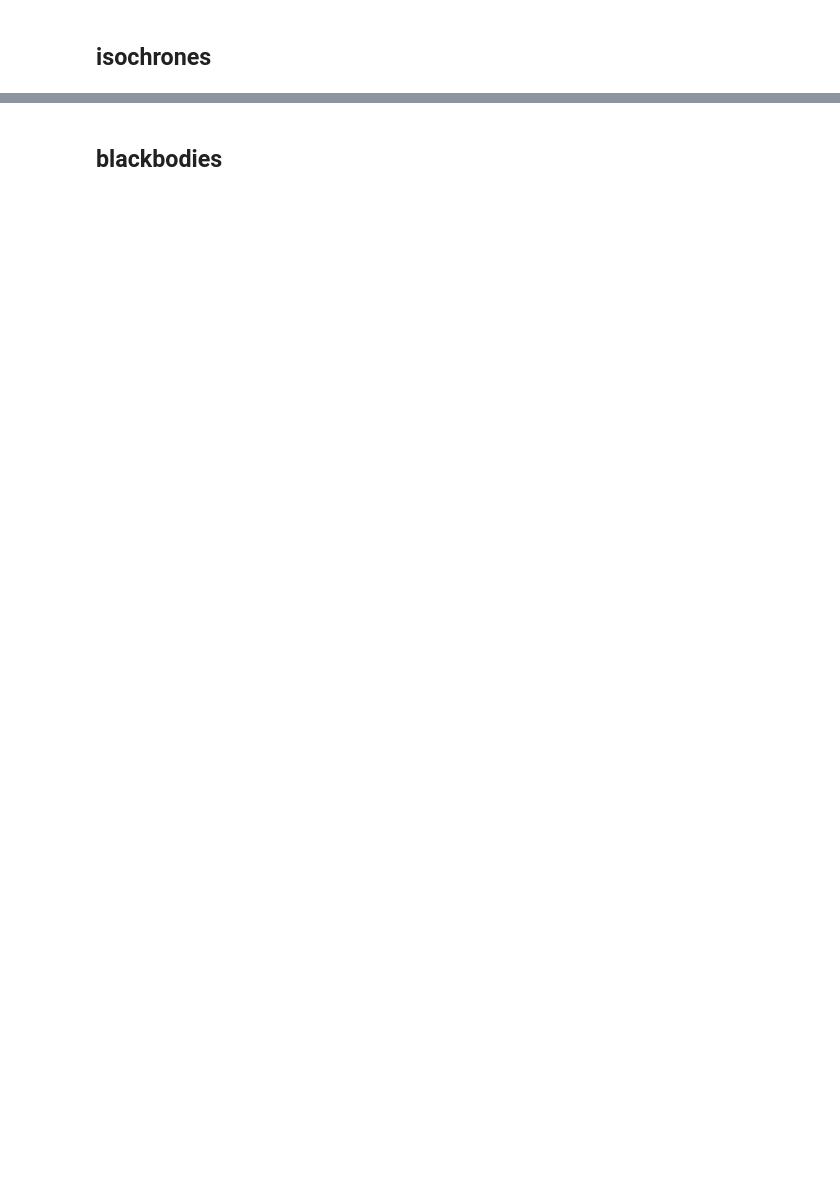
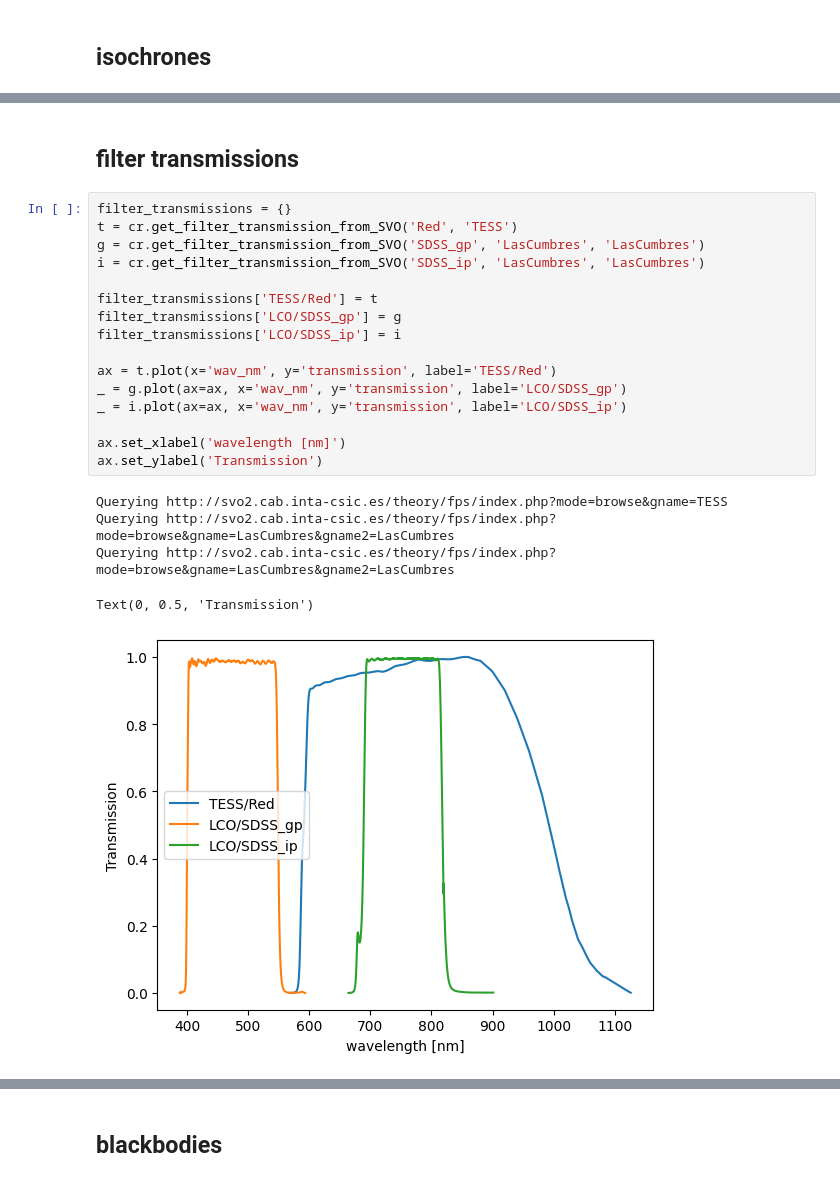
Before and after one commit to jpdeleon/chronos, a Jupyter notebook: notebooks/HEB.ipynb, the cells around one changed output, grey strips where cells are left out. Cells and saved outputs as stored; diff of their text form; blank space fills up the shorter version.

```diff
--- a/notebooks/HEB.ipynb
+++ b/notebooks/HEB.ipynb
@@ -352,0 +372,24 @@ df_ic
+# %% [markdown]
+## filter transmissions
+# %%
+filter_transmissions = {}
+t = cr.get_filter_transmission_from_SVO('Red', 'TESS')
+g = cr.get_filter_transmission_from_SVO('SDSS_gp', 'LasCumbres', 'LasCumbres')
+i = cr.get_filter_transmission_from_SVO('SDSS_ip', 'LasCumbres', 'LasCumbres')
+
+filter_transmissions['TESS/Red'] = t
+filter_transmissions['LCO/SDSS_gp'] = g
+filter_transmissions['LCO/SDSS_ip'] = i
+
+ax = t.plot(x='wav_nm', y='transmission', label='TESS/Red')
+_ = g.plot(ax=ax, x='wav_nm', y='transmission', label='LCO/SDSS_gp')
+_ = i.plot(ax=ax, x='wav_nm', y='transmission', label='LCO/SDSS_ip')
+
+ax.set_xlabel('wavelength [nm]')
+ax.set_ylabel('Transmission')
+# %% [output]
+Querying http://svo2.cab.inta-csic.es/theory/fps/index.php?mode=browse&gname=TESS
+Querying http://svo2.cab.inta-csic.es/theory/fps/index.php?mode=browse&gname=LasCumbres&gname2=LasCumbres
+Querying http://svo2.cab.inta-csic.es/theory/fps/index.php?mode=browse&gname=LasCumbres&gname2=LasCumbres
+Text(0, 0.5, 'Transmission')
+[figure, added]
```
Also changed, not shown: parts of 30 cells of this notebook, 9 other files.
